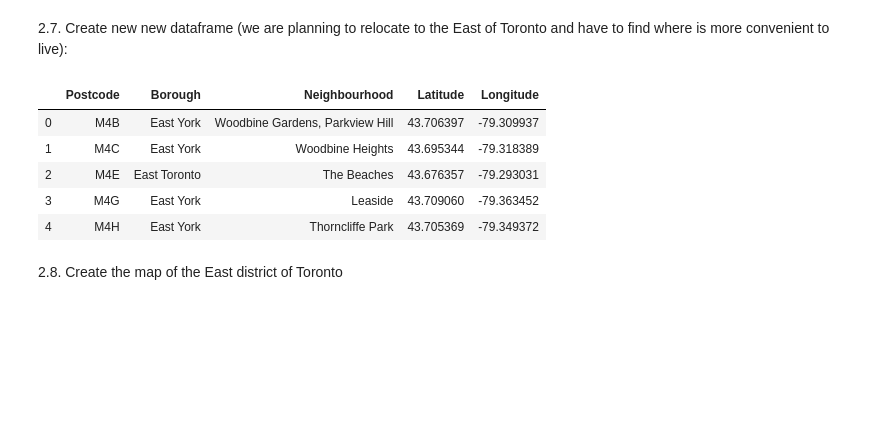
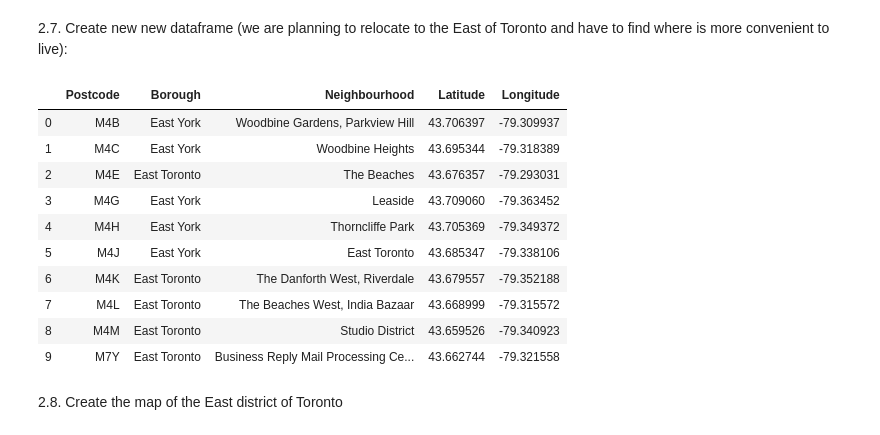
Before and after one commit to VMoshnikov-DigitalizeFinance/datascience-capstone, a Jupyter notebook: Wiki parsing with beautiful soup.ipynb, the cells around one changed output. Saved outputs shown, nothing was run; the diff lists cells and outputs as text; code cells hidden in the pictures; blank space fills up the shorter version.

```diff
--- a/Wiki parsing with beautiful soup.ipynb
+++ b/Wiki parsing with beautiful soup.ipynb
@@ -227,14 +229,19 @@ Your credentails:
 2.7. Create new new dataframe (we are planning to relocate to the East of Toronto and have to find where is more convenient to live):
 # %%
 Tor_geo = Tor_df[Tor_df['Borough'].str.contains('East')].reset_index(drop=True)
-Tor_geo.head()
+Tor_geo.head(10)
 # %% [output]
 |  | Postcode | Borough | Neighbourhood | Latitude | Longitude |
 | 0 | M4B | East York | Woodbine Gardens, Parkview Hill | 43.706397 | -79.309937 |
 | 1 | M4C | East York | Woodbine Heights | 43.695344 | -79.318389 |
 | 2 | M4E | East Toronto | The Beaches | 43.676357 | -79.293031 |
 | 3 | M4G | East York | Leaside | 43.709060 | -79.363452 |
 | 4 | M4H | East York | Thorncliffe Park | 43.705369 | -79.349372 |
+| 5 | M4J | East York | East Toronto | 43.685347 | -79.338106 |
+| 6 | M4K | East Toronto | The Danforth West, Riverdale | 43.679557 | -79.352188 |
+| 7 | M4L | East Toronto | The Beaches West, India Bazaar | 43.668999 | -79.315572 |
+| 8 | M4M | East Toronto | Studio District | 43.659526 | -79.340923 |
+| 9 | M7Y | East Toronto | Business Reply Mail Processing Ce... | 43.662744 | -79.321558 |
 # %% [markdown]
 2.8. Create the map of the East district of Toronto
 # %%
```
Also changed, not shown: parts of 53 cells of this notebook.
